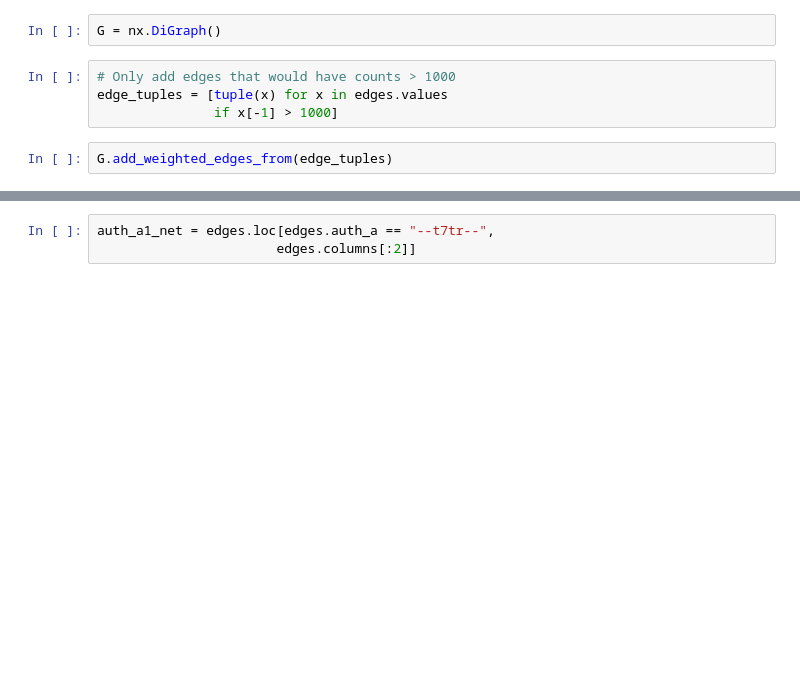
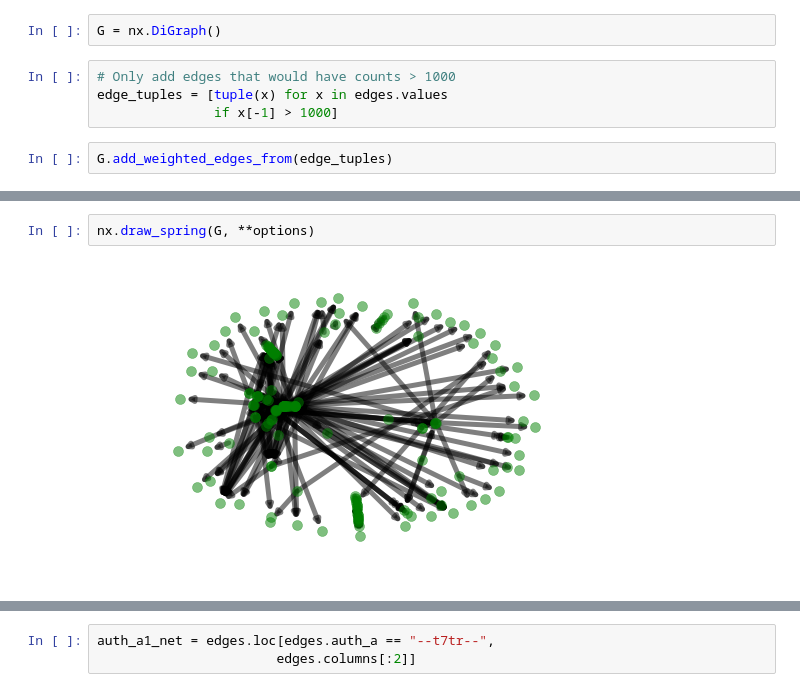
Before and after one commit to cgels/YouthmapperSocialNetworkAnalytics, a Jupyter notebook: DATA 451 Capstone NetworkX.ipynb, the cells around one changed output, grey strips where cells are left out. Cells and saved outputs as stored; diff of their text form; blank space fills up the shorter version.

```diff
--- a/DATA 451 Capstone NetworkX.ipynb
+++ b/DATA 451 Capstone NetworkX.ipynb
@@ -80,0 +68,4 @@ nx.draw_spectral(G, **options)
+# %%
+nx.draw_spring(G, **options)
+# %% [output]
+[figure, added]
```
Also changed, not shown: parts of 10 cells of this notebook.
